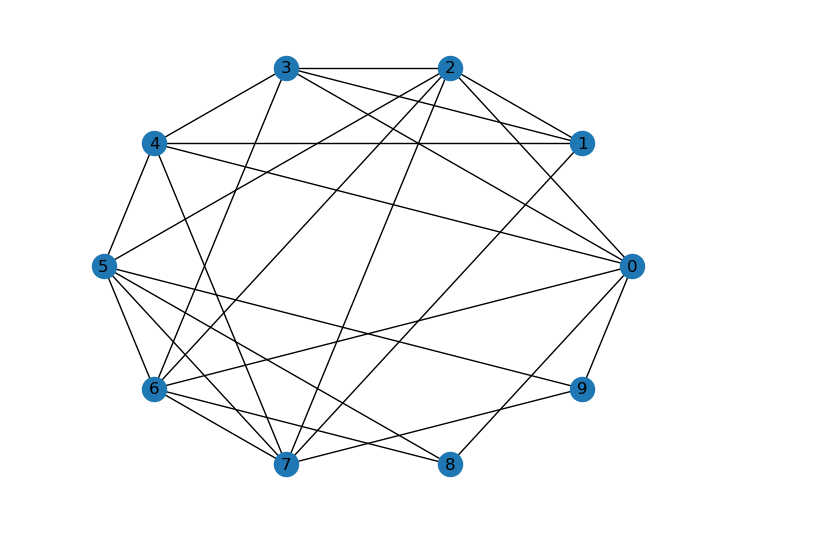
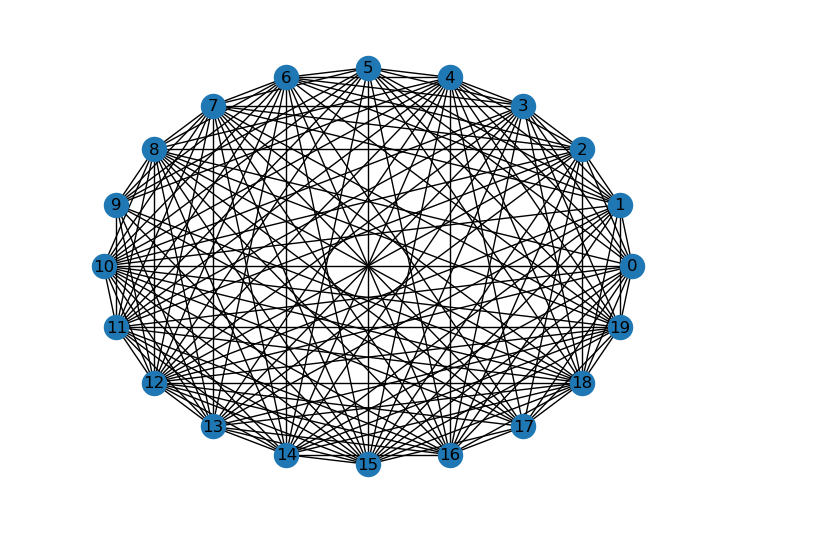
Before and after one commit to AntDeivid/projeto-final-mc, a Jupyter notebook: Formulação_de_Carvalho.ipynb, the cells around one changed output. Drawn from its saved outputs; the diff is of its cells as text; code cells hidden in the pictures.

```diff
--- a/Formulação_de_Carvalho.ipynb
+++ b/Formulação_de_Carvalho.ipynb
@@ -73,12 +73,12 @@ Note: you may need to restart the kernel to use updated packages.
 # %%
 import networkx as nx
 import matplotlib.pyplot as plt
 
-G = nx.gnp_random_graph(10, 0.5)
+G = nx.gnp_random_graph(20, 0.8)
 nx.draw_circular(G, with_labels=True)
 plt.show()
 # %% [output]
-[figure, old version]
+[figure, new version]
 # %%
 import networkx as nx
 import matplotlib.pyplot as plt
```
Also changed, not shown: parts of 2 cells of this notebook, 1 other file.
